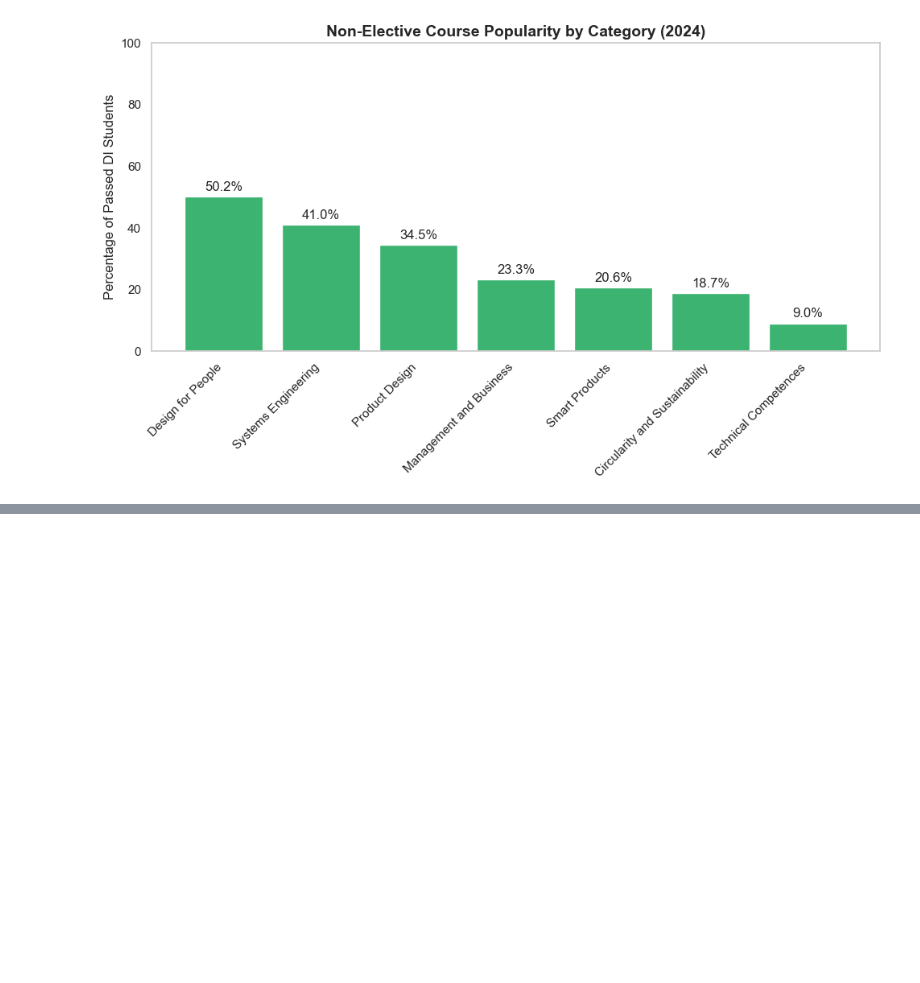
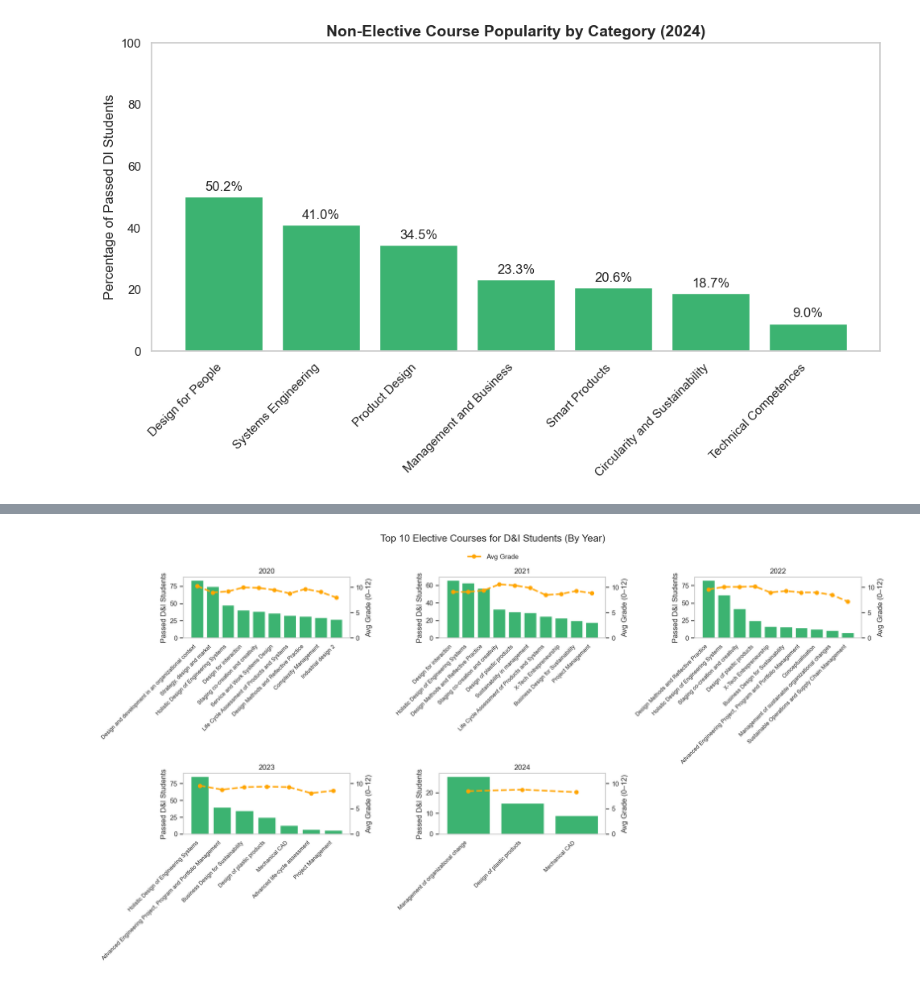
Before and after one commit to Alex-Nielsen-manden/Alex-Nielsen-manden.github.io, a Jupyter notebook: Data load/Final Project B.ipynb, the cells around one changed output, grey strips where cells are left out. Drawn from its saved outputs; the diff is of its cells as text; code cells hidden in the pictures; blank space fills up the shorter version.

```diff
--- a/Data load/Final Project B.ipynb
+++ b/Data load/Final Project B.ipynb
@@ -940,0 +1009,80 @@ plt.show()
+# %%
+# Copy and filter for elective courses
+df_n9 = CD.copy()
+df_n9 = df_n9[df_n9['Course type'] == 'Elective']
+
+# Convert to numeric
+df_n9['Passed DI students'] = pd.to_numeric(df_n9['Passed DI students'], errors='coerce')
+df_n9['Average grade'] = pd.to_numeric(df_n9['Average grade'], errors='coerce')
+
+# Extract year
+df_n9['Year'] = df_n9['Semester'].str.extract(r'(\d{4})')
+df_n9 = df_n9.dropna(subset=['Year', 'Passed DI students', 'Average grade'])
+df_n9['Year'] = df_n9['Year'].astype(int)
+
+# Set up subplots
+years = sorted(df_n9['Year'].unique())
+n_years = len(years)
+n_cols = 3
+n_rows = 2
+
+fig, axes = plt.subplots(n_rows, n_cols, figsize=(18, 10))
+axes = axes.flatten()
+
+# Plot for each year
+for i, year in enumerate(years[:6]):  # Limit to 6 plots
+    df_year = df_n9[df_n9['Year'] == year]
+
+    # Group by course
+    summary = df_year.groupby('Course name').agg({
+        'Passed DI students': 'sum',
+        'Average grade': 'mean'
+    }).reset_index()
+
+    # Top 10 courses by D&I pass count
+    top = summary.sort_values(by='Passed DI students', ascending=False).head(10)
+    x = np.arange(len(top))
+
+    ax1 = axes[i]
+    ax2 = ax1.twinx()
+
+    # Bar plot for D&I students
+    ax1.bar(x, top['Passed DI students'], color='mediumseagreen', zorder=1)
+
+    # Line plot for average grade
+    line_plot, = ax2.plot(x, top['Average grade'], color='orange', marker='o',
+             linestyle='--', linewidth=2.5, zorder=3)
+
+    # Formatting for each subplot
+    ax1.set_title(f'{year}', fontsize=12)
+    ax1.set_ylabel('Passed D&I Students')
+    ax2.set_ylabel('Avg Grade (0–12)')
+    ax2.set_ylim(0, 12)
+
+    ax1.set_xticks(x)
+    ax1.set_xticklabels(top['Course name'], rotation=45, ha='right', fontsize=9)
+
+    ax1.grid(False)
+    ax2.grid(False)
+
+# Adjust the legend to be right below the figure title
+fig.subplots_adjust(top=0.88)  # Adjust the top of the figure for space for the legend
+
+# Now place the single shared legend below the entire figure (right under the suptitle)
+fig.legend([line_plot], ['Avg Grade'], loc='upper center', bbox_to_anchor=(0.5, 0.95), ncol=2, frameon=False)
+
+# Remove unused subplots if there are fewer than 6 years
+for j in range(i + 1, len(axes)):
+    fig.delaxes(axes[j])
+
+# Set the overall title for the figure
+fig.suptitle("Top 10 Elective Courses for D&I Students (By Year)", fontsize=16)
+
+# Adjust layout to fit everything without overlap
+plt.tight_layout(rect=[0, 0, 1, 0.96])
+
+# Save and show the plot
+plt.savefig("top_10_electives.png", dpi=300, bbox_inches="tight")
+plt.show()
+# %% [output]
+[figure, added]
```
Also changed, not shown: parts of 1 cell of this notebook, 2 other files.
